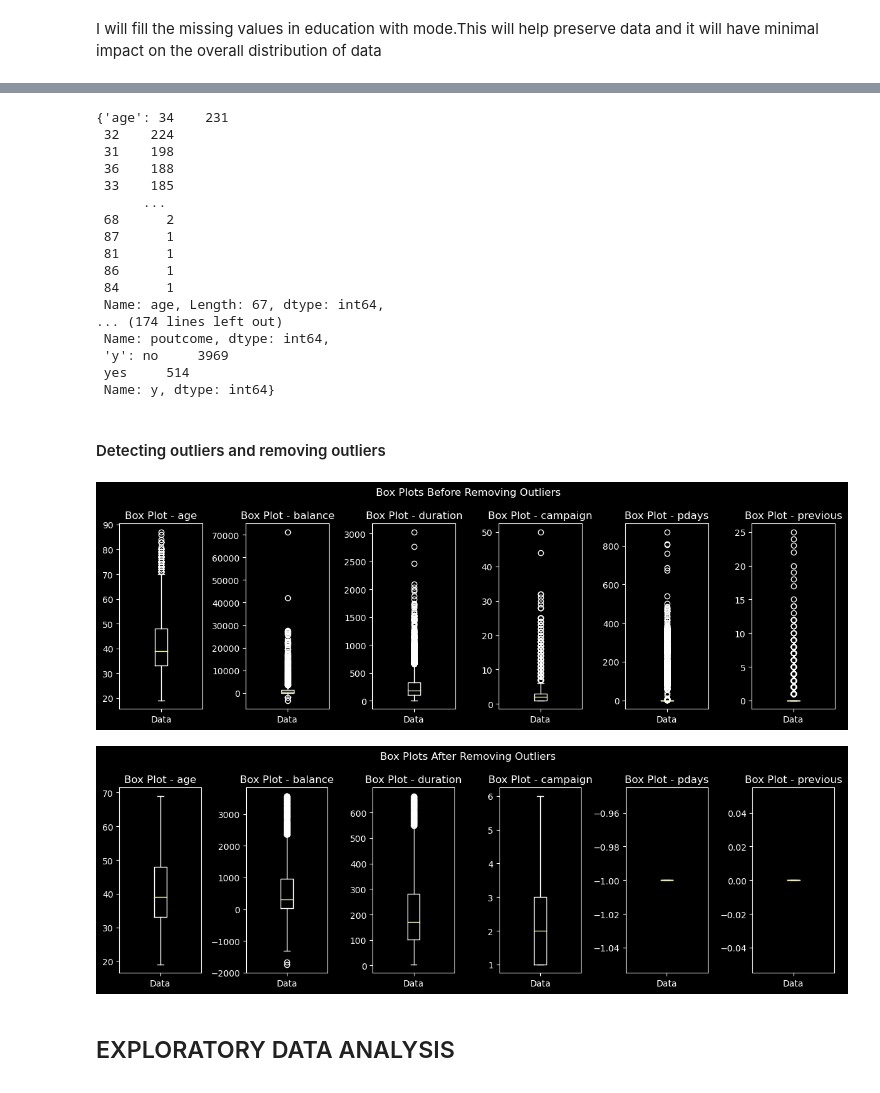
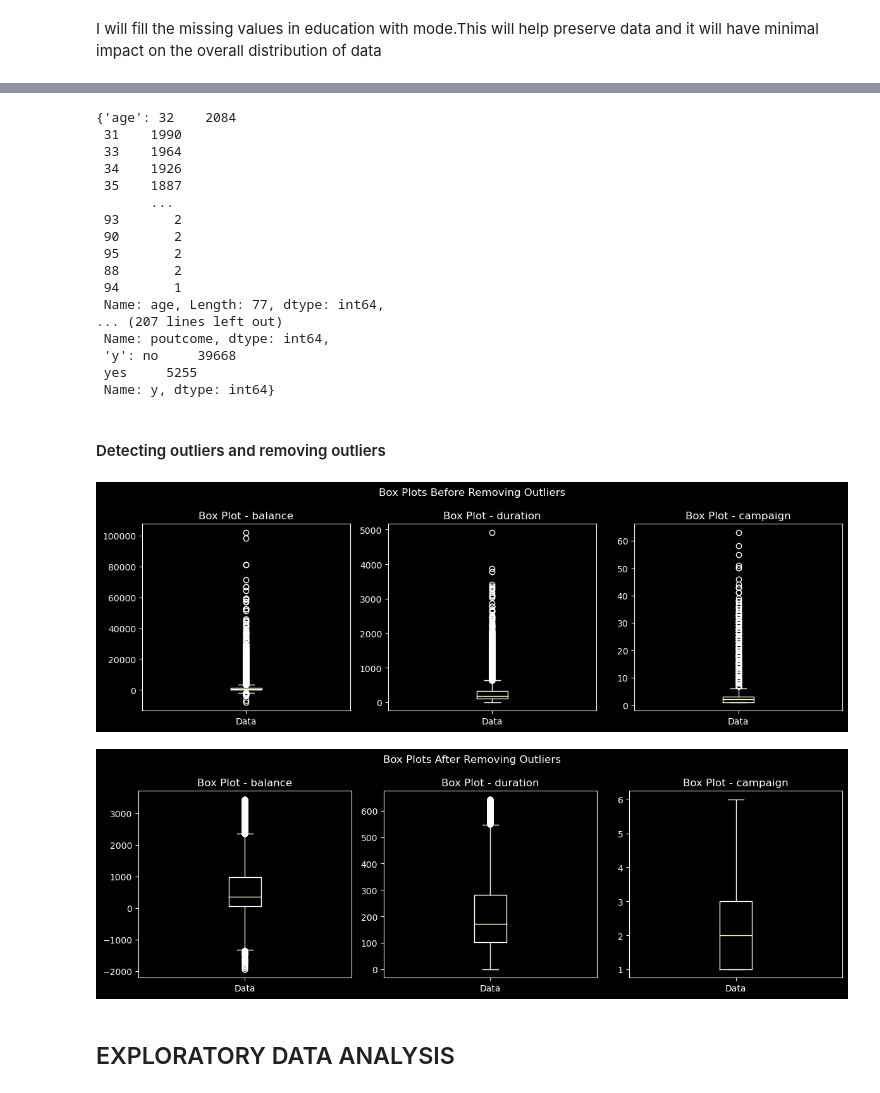
Before and after one commit to marwa9975/CUSTOMER_PURCHASE_PREDICTION, a Jupyter notebook: notebook.ipynb, the cells around one changed output, grey strips where cells are left out. Drawn from its saved outputs; the diff is of its cells as text; code cells hidden in the pictures.

```diff
--- a/notebook.ipynb
+++ b/notebook.ipynb
@@ -84,7 +87,7 @@ class DataUnderstanding:
         return value_counts
 # %%
 # load the data
-bank = pd.read_csv('bank.csv', delimiter=';')
+bank = pd.read_csv('bank-full.csv', delimiter=';')
 bank.head()
 # %% [output]
 |  | age | job | marital | education | default | balance | housing | loan | contact | day | month | ... |
@@ -222,22 +225,22 @@ dtype: int64
 # get value counts
 du.get_value_counts()
 # %% [output]
-{'age': 34    231
- 32    224
- 31    198
- 36    188
- 33    185
-      ...
- 68      2
- 87      1
- 81      1
- 86      1
- 84      1
- Name: age, Length: 67, dtype: int64,
-... (174 lines left out)
+{'age': 32    2084
+ 31    1990
+ 33    1964
+ 34    1926
+ 35    1887
+       ...
+ 93       2
+ 90       2
+ 95       2
+ 88       2
+ 94       1
+ Name: age, Length: 77, dtype: int64,
+... (207 lines left out)
  Name: poutcome, dtype: int64,
- 'y': no     3969
- yes     514
+ 'y': no     39668
+ yes     5255
  Name: y, dtype: int64}
 # %% [markdown]
 #### Detecting outliers and removing outliers
@@ -255,38 +258,38 @@ def plot_boxplots(data, column_names, title):
         plt.xticks([1], ['Data'])
 
     plt.suptitle(title)
     plt.tight_layout()
     plt.show()
 
 # Specify the numeric columns you want to check for outliers
-numeric_columns = ['age', 'balance', 'duration', 'campaign', 'pdays', 'previous']
+numeric_columns = ['balance', 'duration', 'campaign']
 
 # Plot box plots before removing outliers
 plot_boxplots(bank, numeric_columns, 'Box Plots Before Removing Outliers')
 
 def remove_outliers_iqr(df, column_names):
     outliers_removed = df.copy()
     for column in column_names:
         Q1 = df[column].quantile(0.25)
         Q3 = df[column].quantile(0.75)
         IQR = Q3 - Q1
         lower_bound = Q1 - 1.5 * IQR
         upper_bound = Q3 + 1.5 * IQR
 
         # Detect and remove outliers
         outliers_removed = outliers_removed[(outliers_removed[column] >= lower_bound) &
                                               (outliers_removed[column] <= upper_bound)]
 
     return outliers_removed
 
 # Detect and remove outliers
-data_no_outliers = remove_outliers_iqr(bank, numeric_columns)
+bank = remove_outliers_iqr(bank, numeric_columns)
 
 # Plot box plots after removing outliers
-plot_boxplots(data_no_outliers, numeric_columns, 'Box Plots After Removing Outliers')
+plot_boxplots(bank, numeric_columns, 'Box Plots After Removing Outliers')
 # %% [output]
-[figure, old version]
+[figure, new version]
-[figure, old version]
+[figure, new version]
 # %% [markdown]
 ## EXPLORATORY DATA ANALYSIS
 # %% [markdown]
```
Also changed, not shown: parts of 36 cells of this notebook, 3 other files.
